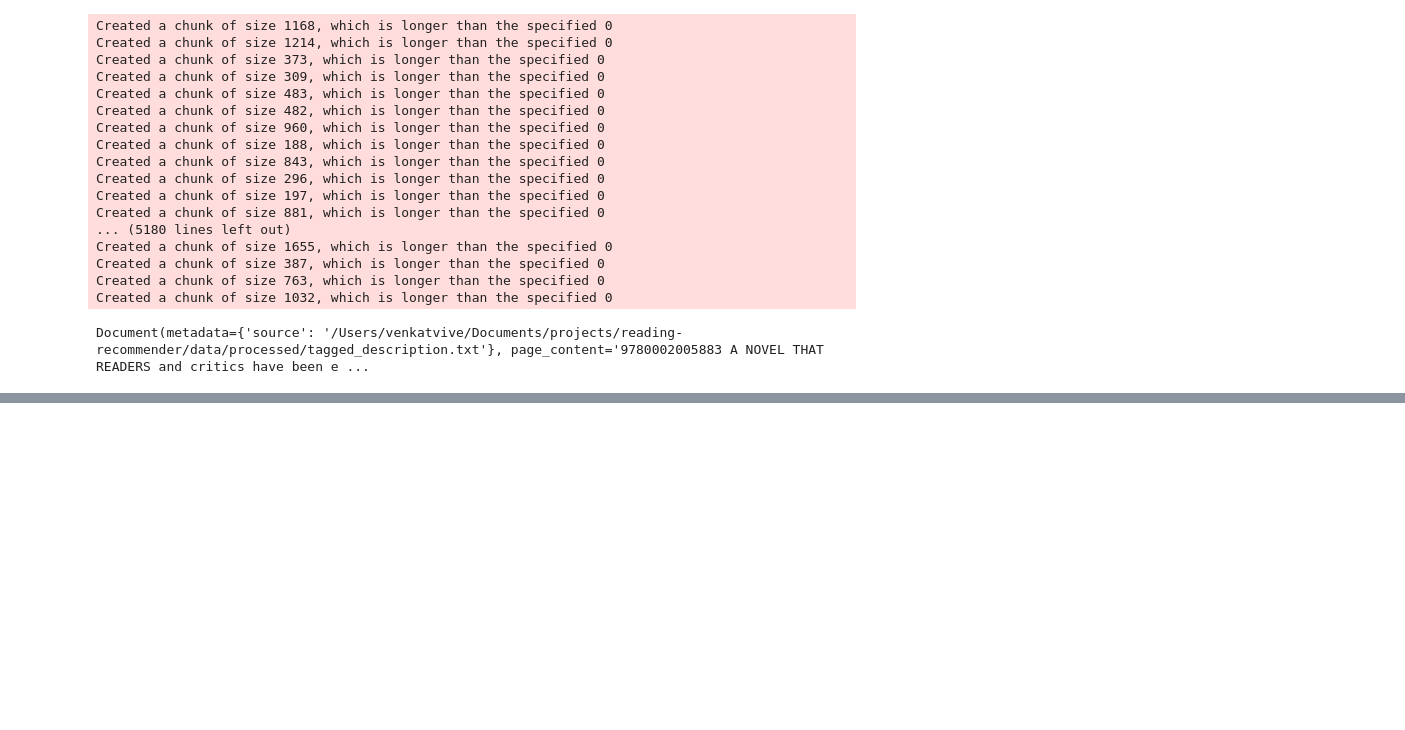
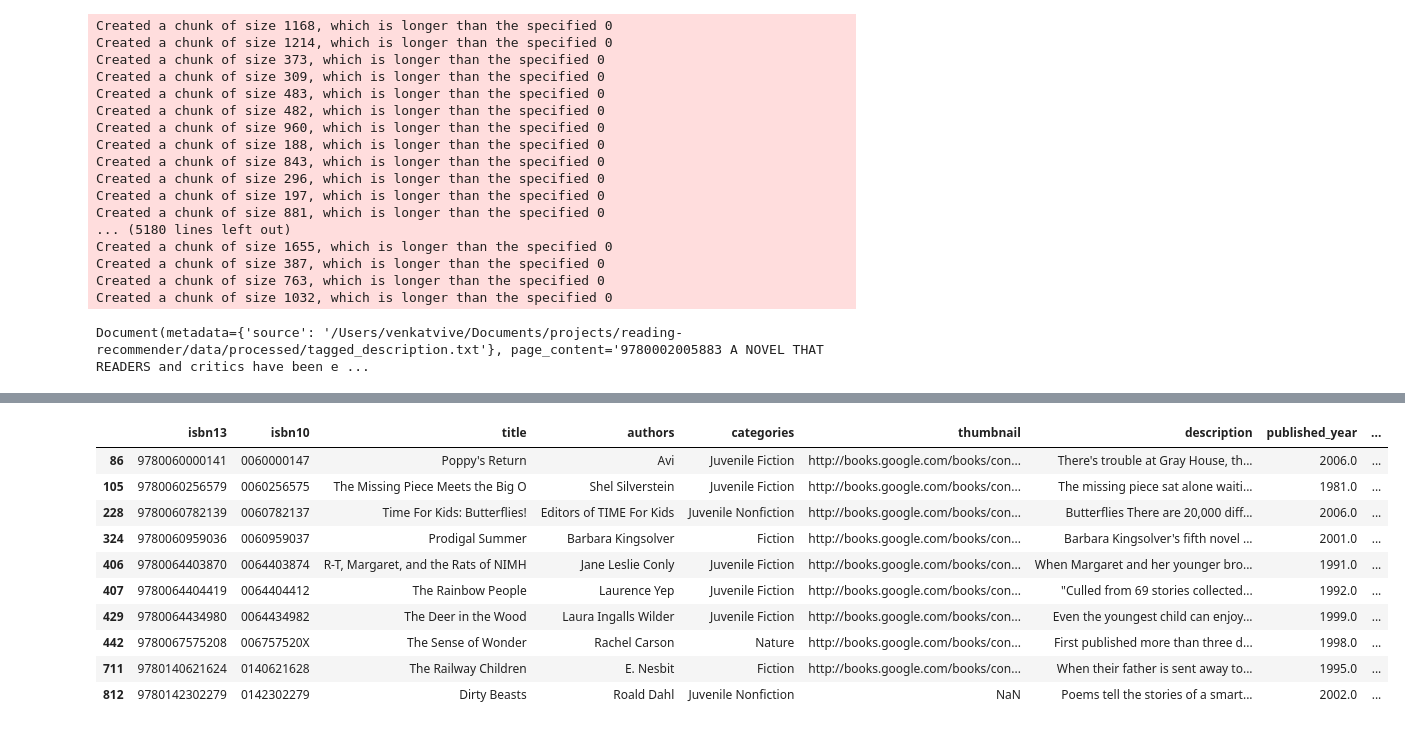
Before and after one commit to VenkatVVV/reading-recommender, a Jupyter notebook: vector-embedding/semantic-search.ipynb, the cells around one changed output, grey strips where cells are left out. Drawn from its saved outputs; the diff is of its cells as text; code cells hidden in the pictures; blank space fills up the shorter version.

Commit message:
pythonified models

```diff
--- a/vector-embedding/semantic-search.ipynb
+++ b/vector-embedding/semantic-search.ipynb
@@ -66,6 +66,6 @@ google_api_key = os.getenv("GOOGLE_API_KEY")
 # %%
 db_books = Chroma.from_documents(
     documents=descriptions,
-    embedding=GoogleGenerativeAIEmbeddings(),
+    embedding=GoogleGenerativeAIEmbeddings(model="models/embedding-001"),
     persist_directory="/Users/venkatvive/Documents/projects/reading-recommender/vector-embedding/chroma_db"
 )
@@ -76,0 +72,5 @@ model
+# %%
+query = "A book to teach children about nature"
+docs = db_books.similarity_search(query, k= 10)
+
+print(docs)
@@ -76,0 +84,26 @@ model
+# %%
+def retrieve_semantic_recommendations(
+        query : str,
+        top_k: int = 10,
+        ) -> pd.DataFrame:
+    recomendations = db_books.similarity_search(query, k=50)
+    books_list = []
+    for i in range(len(recomendations)):
+        books_list += [int(recomendations[i].page_content.strip('"').split()[0])]
+
+
+    return books[books["isbn13"].isin(books_list)].head(top_k)
+# %%
+retrieve_semantic_recommendations("A book to teach children about nature", top_k=10)
+# %% [output]
+|  | isbn13 | isbn10 | title | authors | categories | thumbnail | description | published_year | ... |
+| 86 | 9780060000141 | 0060000147 | Poppy's Return | Avi | Juvenile Fiction | http://books.google.com/books/con... | There's trouble at Gray House, th... | 2006.0 | ... |
+| 105 | 9780060256579 | 0060256575 | The Missing Piece Meets the Big O | Shel Silverstein | Juvenile Fiction | http://books.google.com/books/con... | The missing piece sat alone waiti... | 1981.0 | ... |
+| 228 | 9780060782139 | 0060782137 | Time For Kids: Butterflies! | Editors of TIME For Kids | Juvenile Nonfiction | http://books.google.com/books/con... | Butterflies There are 20,000 diff... | 2006.0 | ... |
+| 324 | 9780060959036 | 0060959037 | Prodigal Summer | Barbara Kingsolver | Fiction | http://books.google.com/books/con... | Barbara Kingsolver's fifth novel ... | 2001.0 | ... |
+| 406 | 9780064403870 | 0064403874 | R-T, Margaret, and the Rats of NIMH | Jane Leslie Conly | Juvenile Fiction | http://books.google.com/books/con... | When Margaret and her younger bro... | 1991.0 | ... |
+| 407 | 9780064404419 | 0064404412 | The Rainbow People | Laurence Yep | Juvenile Fiction | http://books.google.com/books/con... | "Culled from 69 stories collected... | 1992.0 | ... |
+| 429 | 9780064434980 | 0064434982 | The Deer in the Wood | Laura Ingalls Wilder | Juvenile Fiction | http://books.google.com/books/con... | Even the youngest child can enjoy... | 1999.0 | ... |
+| 442 | 9780067575208 | 006757520X | The Sense of Wonder | Rachel Carson | Nature | http://books.google.com/books/con... | First published more than three d... | 1998.0 | ... |
+| 711 | 9780140621624 | 0140621628 | The Railway Children | E. Nesbit | Fiction | http://books.google.com/books/con... | When their father is sent away to... | 1995.0 | ... |
+| 812 | 9780142302279 | 0142302279 | Dirty Beasts | Roald Dahl | Juvenile Nonfiction | NaN | Poems tell the stories of a smart... | 2002.0 | ... |
```
Also changed, not shown: parts of 3 cells of this notebook, 4 other files.
